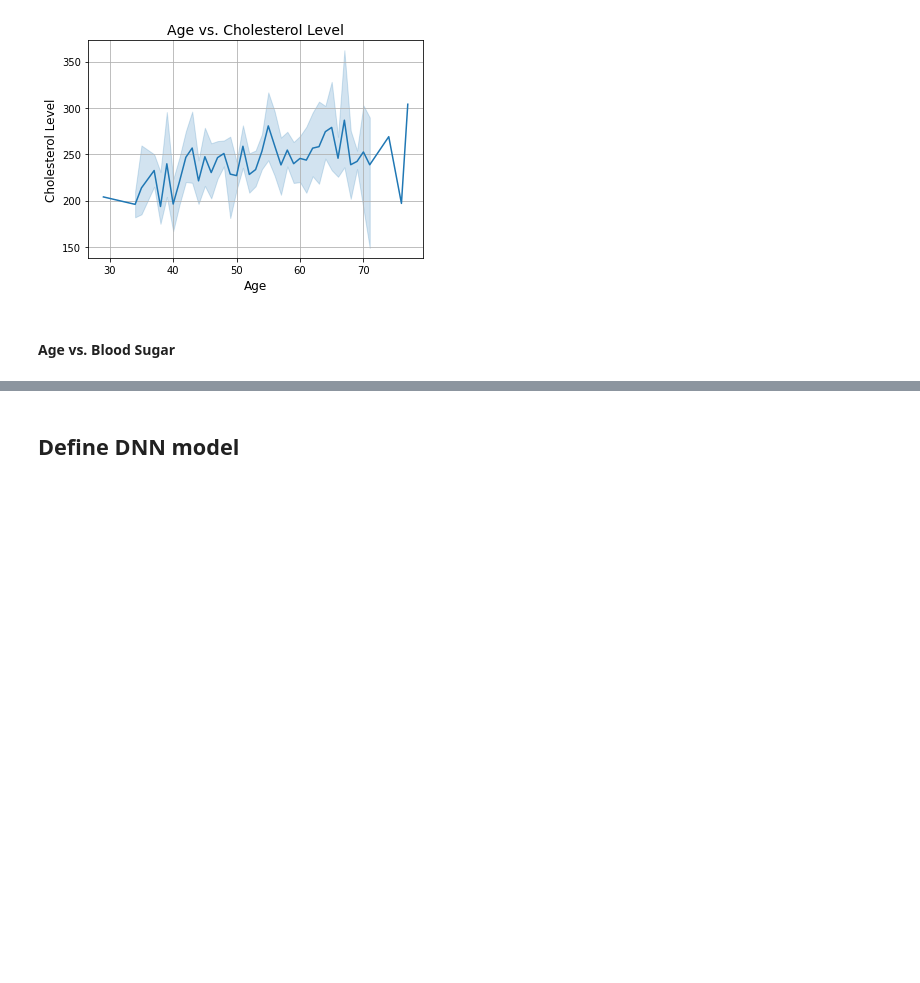
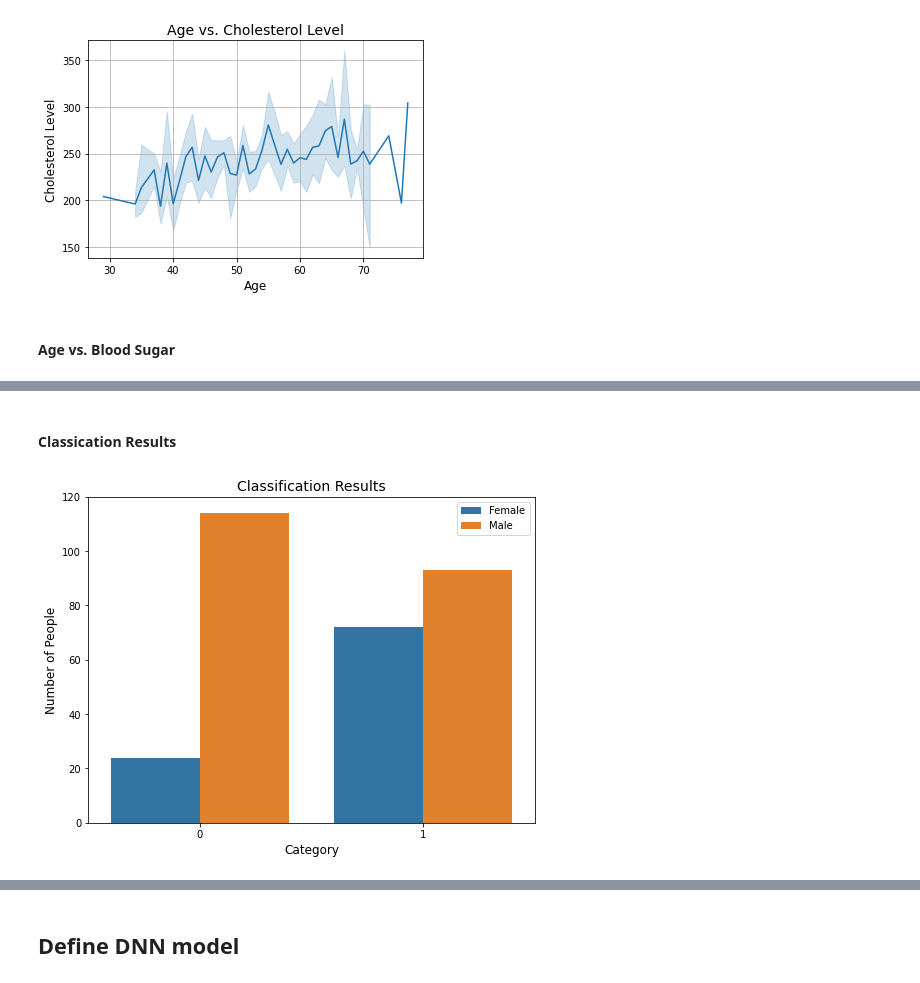
Before and after one commit to MarkLee7925/Heart-Classification-UCI, a Jupyter notebook: heart_DataVis_DNN.ipynb, the cells around one changed output, grey strips where cells are left out. Cells and saved outputs as stored; diff of their text form; code cells hidden in the pictures; blank space fills up the shorter version.

```diff
--- a/heart_DataVis_DNN.ipynb
+++ b/heart_DataVis_DNN.ipynb
@@ -189,0 +190,15 @@ plt.show()
+# %% [markdown]
+#### Classication Results
+# %%
+gender_labels_2 = ['Female', 'Male']
+plt.figure(figsize=(8, 6))
+target = df['target']
+sns.countplot(x=target, hue=df['sex'])
+plt.yticks(np.arange(0, 140, 20))
+plt.xlabel('Category', fontsize=12)
+plt.ylabel('Number of People', fontsize=12)
+plt.title('Classification Results', fontsize=14)
+plt.legend(labels=gender_labels_2)
+plt.show()
+# %% [output]
+[figure, added]
```
Also changed, not shown: parts of 18 cells of this notebook.
